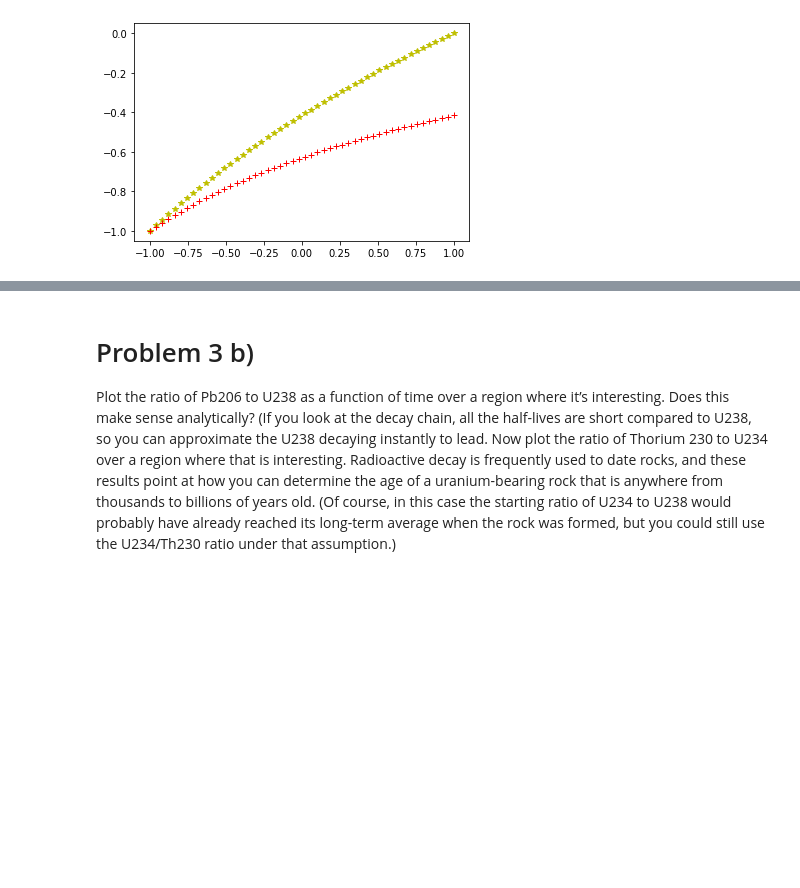
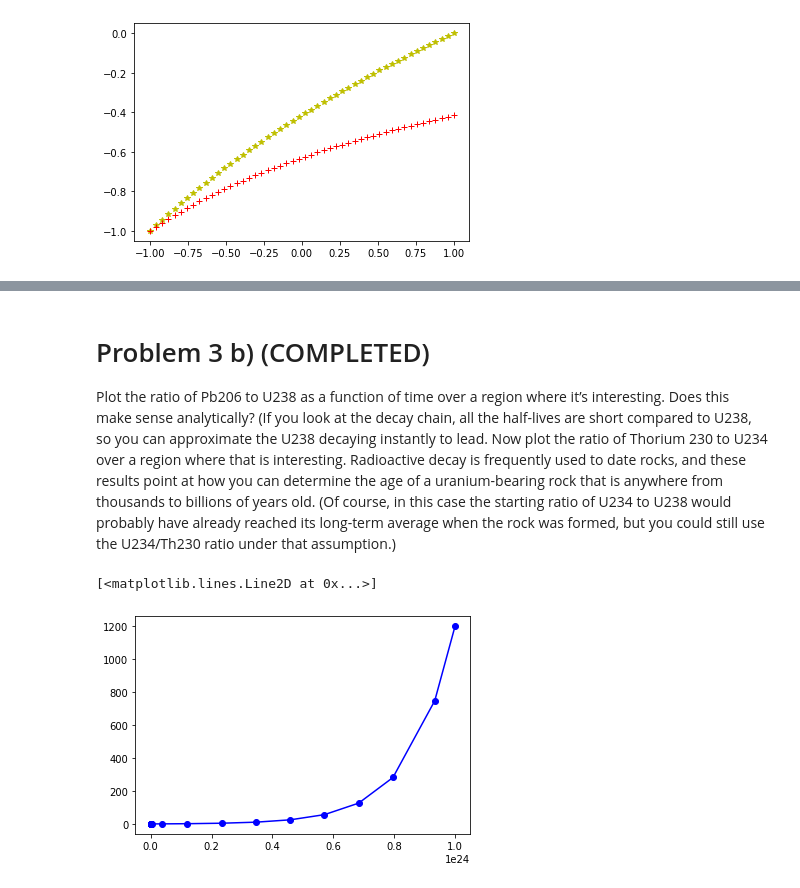
Before and after one commit to RphlFrmnt/PHYS512, a Jupyter notebook: Assign_2.ipynb, the cells around one changed output, grey strips where cells are left out. Saved outputs shown, nothing was run; the diff lists cells and outputs as text; code cells hidden in the pictures; blank space fills up the shorter version.

```diff
--- a/Assign_2.ipynb
+++ b/Assign_2.ipynb
@@ -259,3 +243,9 @@ plt.legend()
 # %% [markdown]
-# Problem 3 b)
+# Problem 3 b) (COMPLETED)
 Plot the ratio of Pb206 to U238 as a function of time over a region where it’s interesting. Does this make sense analytically? (If you look at the decay chain, all the half-lives are short compared to U238, so you can approximate the U238 decaying instantly to lead. Now plot the ratio of Thorium 230 to U234 over a region where that is interesting. Radioactive decay is frequently used to date rocks, and these results point at how you can determine the age of a uranium-bearing rock that is anywhere from thousands to billions of years old. (Of course, in this case the starting ratio of U234 to U238 would probably have already reached its long-term average when the rock was formed, but you could still use the U234/Th230 ratio under that assumption.)
+# %%
+# Ratio of Pb206/U238
+plt.plot(ans.t,ans.y[14]/ans.y[0],"-ob")
+# %% [output]
+[<matplotlib.lines.Line2D at 0x...>]
+[figure, added]
```
Also changed, not shown: parts of 8 cells of this notebook.
